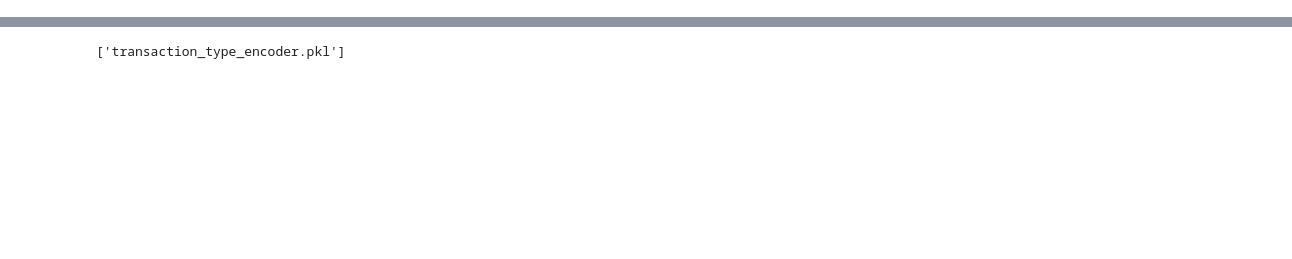
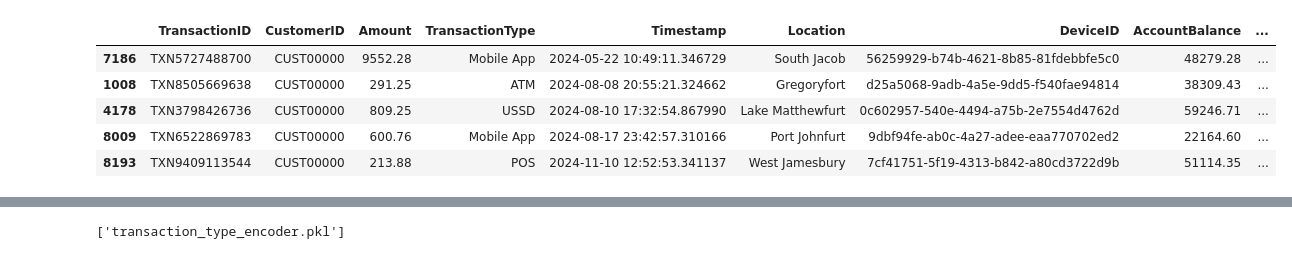
Before and after one commit to imoleayomideajay/Rule_based_fraud_detection, a Jupyter notebook: Rule_based_fraud_detection.ipynb, the cells around one changed output, grey strips where cells are left out. Saved outputs shown, nothing was run; the diff lists cells and outputs as text; code cells hidden in the pictures; blank space fills up the shorter version.

```diff
--- a/Rule_based_fraud_detection.ipynb
+++ b/Rule_based_fraud_detection.ipynb
@@ -226,0 +90,9 @@ ROC-AUC Score: 1.0
+# %%
+df_ml.head()
+# %% [output]
+|  | TransactionID | CustomerID | Amount | TransactionType | Timestamp | Location | DeviceID | AccountBalance | ... |
+| 7186 | TXN5727488700 | CUST00000 | 9552.28 | Mobile App | 2024-05-22 10:49:11.346729 | South Jacob | 56259929-b74b-4621-8b85-81fdebbfe5c0 | 48279.28 | ... |
+| 1008 | TXN8505669638 | CUST00000 | 291.25 | ATM | 2024-08-08 20:55:21.324662 | Gregoryfort | d25a5068-9adb-4a5e-9dd5-f540fae94814 | 38309.43 | ... |
+| 4178 | TXN3798426736 | CUST00000 | 809.25 | USSD | 2024-08-10 17:32:54.867990 | Lake Matthewfurt | 0c602957-540e-4494-a75b-2e7554d4762d | 59246.71 | ... |
+| 8009 | TXN6522869783 | CUST00000 | 600.76 | Mobile App | 2024-08-17 23:42:57.310166 | Port Johnfurt | 9dbf94fe-ab0c-4a27-adee-eaa770702ed2 | 22164.60 | ... |
+| 8193 | TXN9409113544 | CUST00000 | 213.88 | POS | 2024-11-10 12:52:53.341137 | West Jamesbury | 7cf41751-5f19-4313-b842-a80cd3722d9b | 51114.35 | ... |
```
Also changed, not shown: parts of 12 cells of this notebook.
